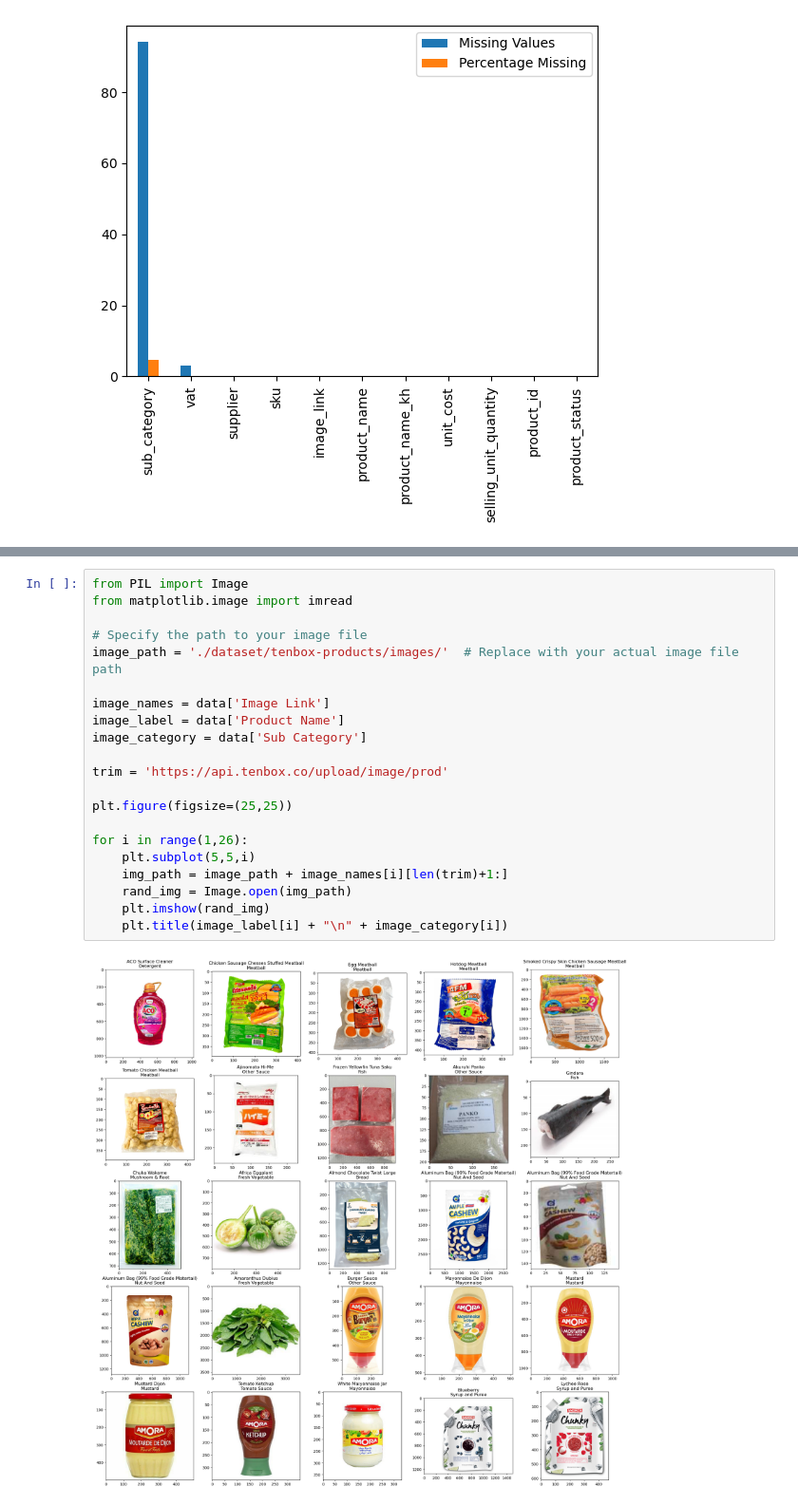
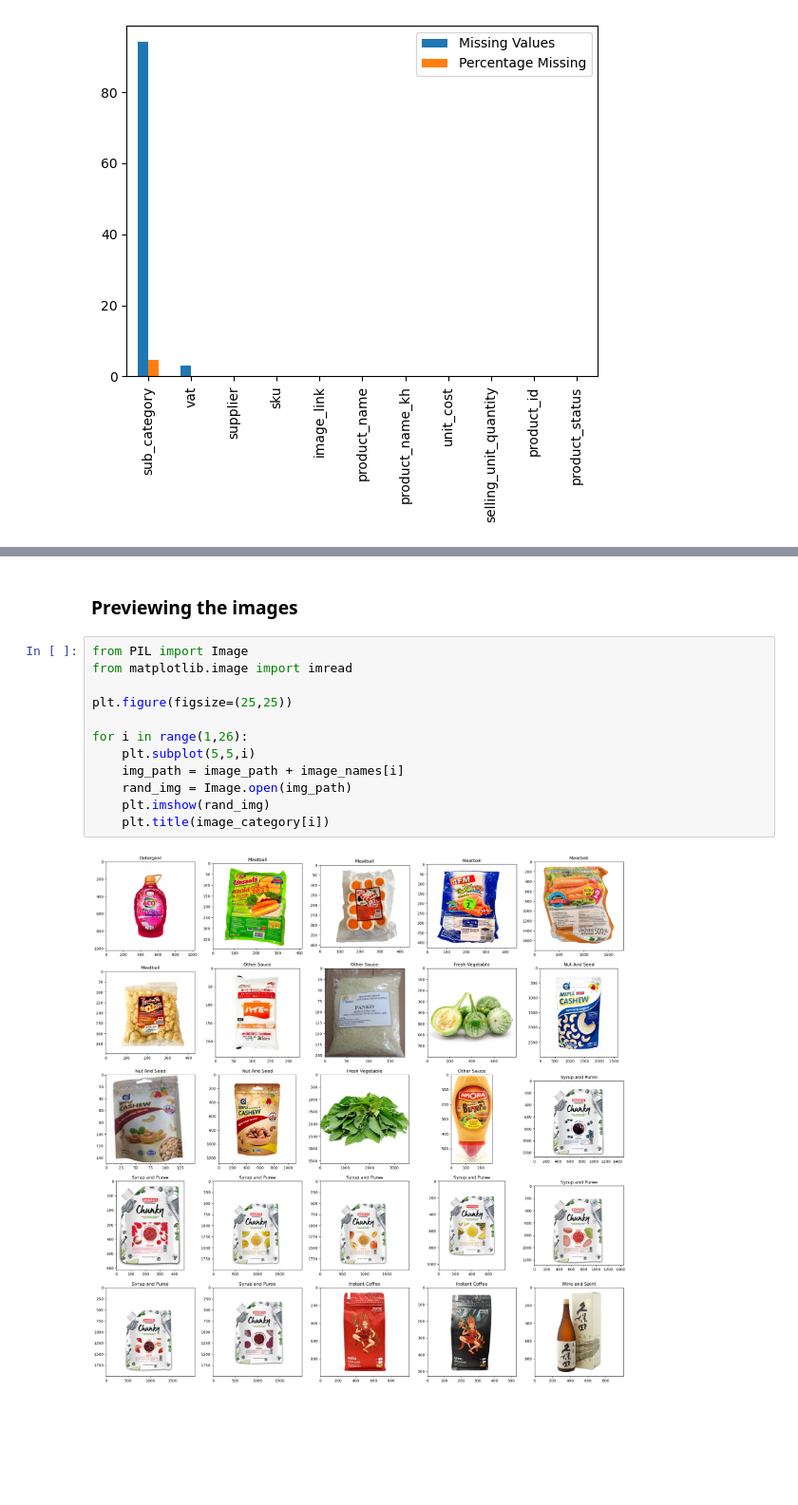
Before and after one commit to SovansunchhayKhoun/Product_Image_Classification, a Jupyter notebook: main.ipynb, the cells around one changed output, grey strips where cells are left out. Shown at 95% size. Saved outputs shown, nothing was run; the diff lists cells and outputs as text; blank space fills up the shorter version.

```diff
--- a/main.ipynb
+++ b/main.ipynb
@@ -227,23 +323,16 @@ Note: you may need to restart the kernel to use updated packages.
+# %% [markdown]
+### Previewing the images
 # %%
 from PIL import Image
 from matplotlib.image import imread
-
-# Specify the path to your image file
-image_path = './dataset/tenbox-products/images/'  # Replace with your actual image file path
-
-image_names = data['Image Link']
-image_label = data['Product Name']
-image_category = data['Sub Category']
-
-trim = 'https://api.tenbox.co/upload/image/prod'
 
 plt.figure(figsize=(25,25))
 
 for i in range(1,26):
     plt.subplot(5,5,i)
-    img_path = image_path + image_names[i][len(trim)+1:]
+    img_path = image_path + image_names[i]
     rand_img = Image.open(img_path)
     plt.imshow(rand_img)
-    plt.title(image_label[i] + "\n" + image_category[i])
+    plt.title(image_category[i])
 # %% [output]
-[figure, old version]
+[figure, new version]
```
Also changed, not shown: parts of 14 cells of this notebook, 2 other files.
